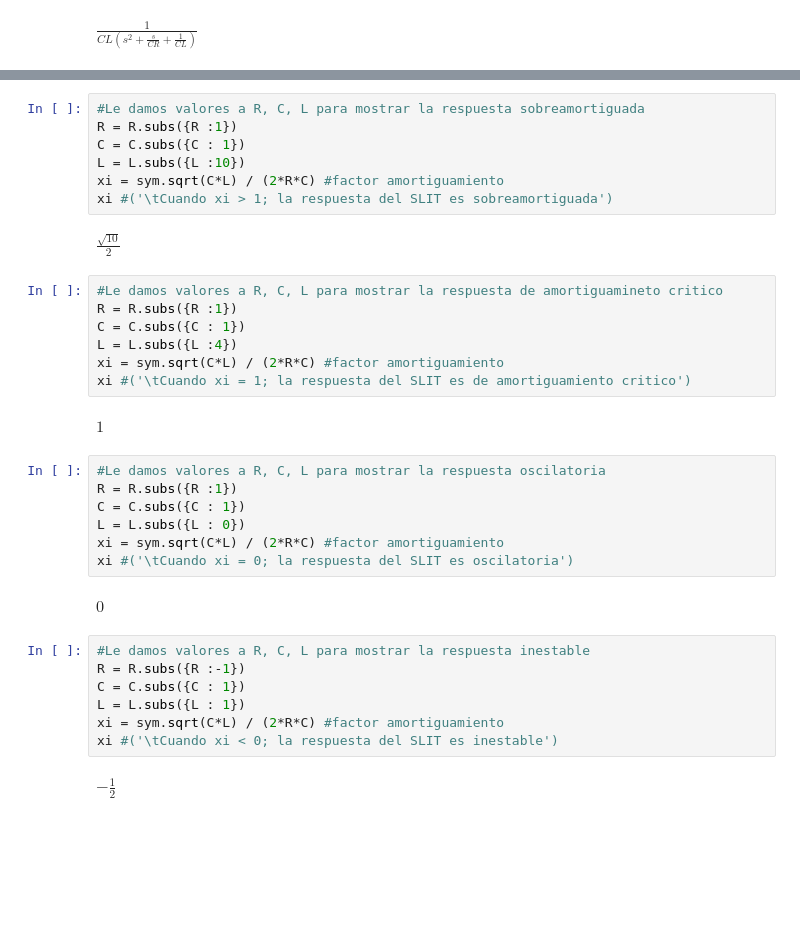
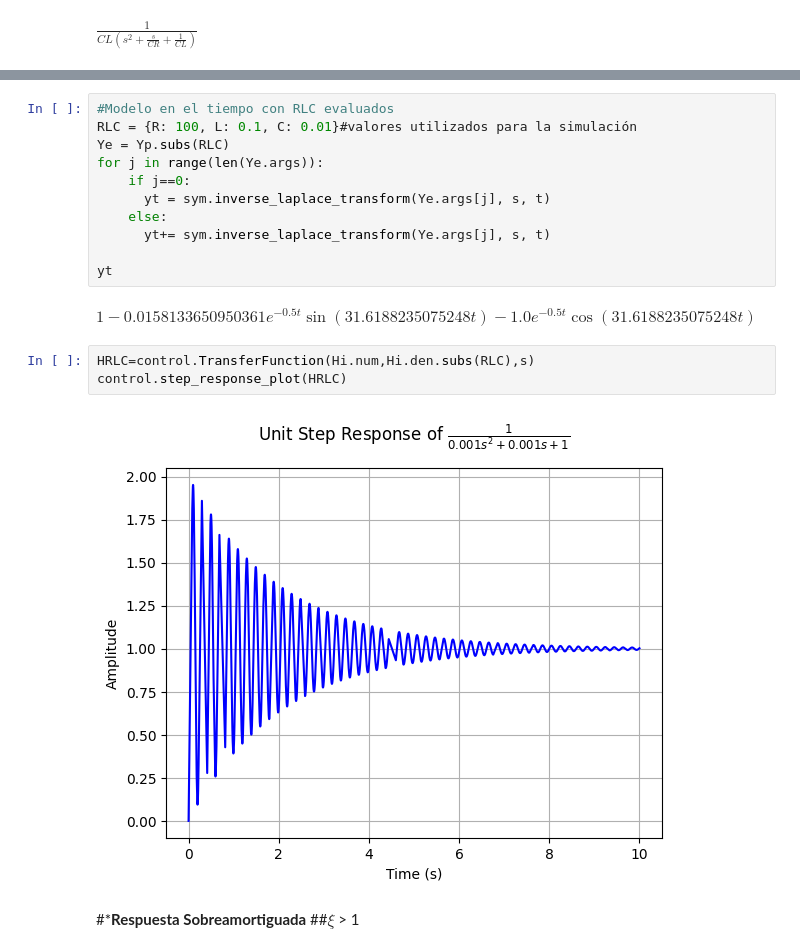
Before and after one commit to Julian27R/Trabajos, a Jupyter notebook: Ejercicios_simulación_SyS_nov_16-Laplace/Punto_4.ipynb, the cells around one changed output, grey strips where cells are left out. Saved outputs shown, nothing was run; the diff lists cells and outputs as text; blank space fills up the shorter version.

```diff
--- a/Ejercicios_simulación_SyS_nov_16-Laplace/Punto_4.ipynb
+++ b/Ejercicios_simulación_SyS_nov_16-Laplace/Punto_4.ipynb
@@ -58,36 +80,21 @@ $\displaystyle 0.559016994374947$
-# %%
-#Le damos valores a R, C, L para mostrar la respuesta sobreamortiguada
-R = R.subs({R :1})
-C = C.subs({C : 1})
-L = L.subs({L :10})
-xi = sym.sqrt(C*L) / (2*R*C) #factor amortiguamiento
-xi #('\tCuando xi > 1; la respuesta del SLIT es sobreamortiguada')
-# %% [output]
-$\displaystyle \frac{\sqrt{10}}{2}$
-# %%
-#Le damos valores a R, C, L para mostrar la respuesta de amortiguamineto critico
-R = R.subs({R :1})
-C = C.subs({C : 1})
-L = L.subs({L :4})
-xi = sym.sqrt(C*L) / (2*R*C) #factor amortiguamiento
-xi #('\tCuando xi = 1; la respuesta del SLIT es de amortiguamiento critico')
-# %% [output]
-$\displaystyle 1$
-# %%
-#Le damos valores a R, C, L para mostrar la respuesta oscilatoria
-R = R.subs({R :1})
-C = C.subs({C : 1})
-L = L.subs({L : 0})
-xi = sym.sqrt(C*L) / (2*R*C) #factor amortiguamiento
-xi #('\tCuando xi = 0; la respuesta del SLIT es oscilatoria')
-# %% [output]
-$\displaystyle 0$
-# %%
-#Le damos valores a R, C, L para mostrar la respuesta inestable
-R = R.subs({R :-1})
-C = C.subs({C : 1})
-L = L.subs({L : 1})
-xi = sym.sqrt(C*L) / (2*R*C) #factor amortiguamiento
-xi #('\tCuando xi < 0; la respuesta del SLIT es inestable')
-# %% [output]
-$\displaystyle - \frac{1}{2}$
+# %%
+#Modelo en el tiempo con RLC evaluados
+RLC = {R: 100, L: 0.1, C: 0.01}#valores utilizados para la simulación
+Ye = Yp.subs(RLC)
+for j in range(len(Ye.args)):
+    if j==0:
+      yt = sym.inverse_laplace_transform(Ye.args[j], s, t)
+    else:
+      yt+= sym.inverse_laplace_transform(Ye.args[j], s, t)
+
+yt
+# %% [output]
+$\displaystyle 1 - 0.0158133650950361 e^{- 0.5 t} \sin{\left(31.6188235075248 t \right)} - 1.0 e^{- 0.5 t} \cos{\left(31.6188235075248 t \right)}$
+# %%
+HRLC=control.TransferFunction(Hi.num,Hi.den.subs(RLC),s)
+control.step_response_plot(HRLC)
+# %% [output]
+[figure, added]
+# %% [markdown]
+#***Respuesta Sobreamortiguada**
+##$\xi$ > 1
```
Also changed, not shown: parts of 17 cells of this notebook.
